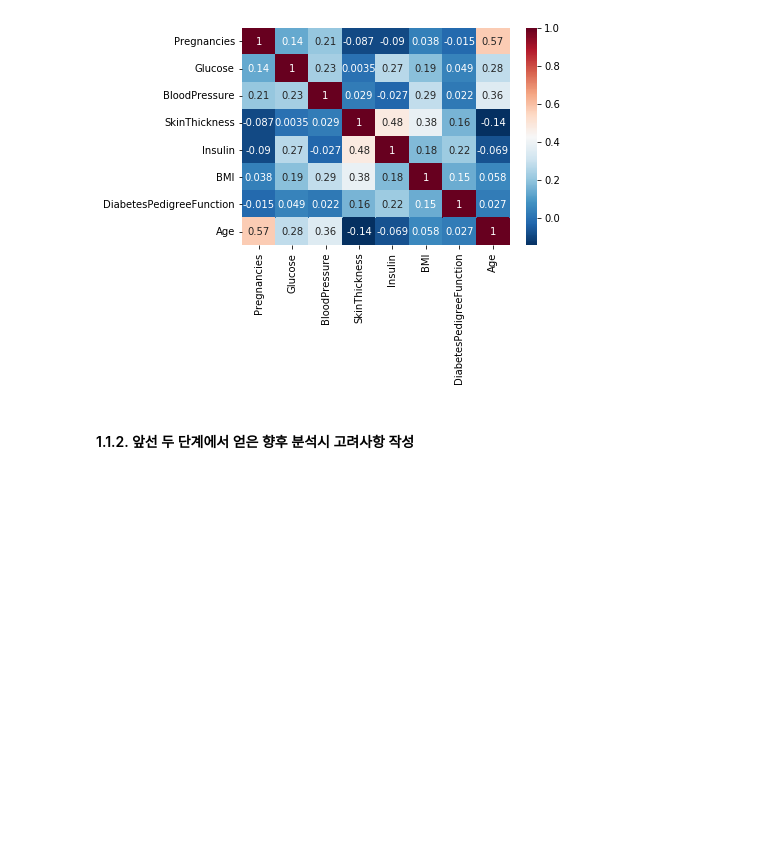
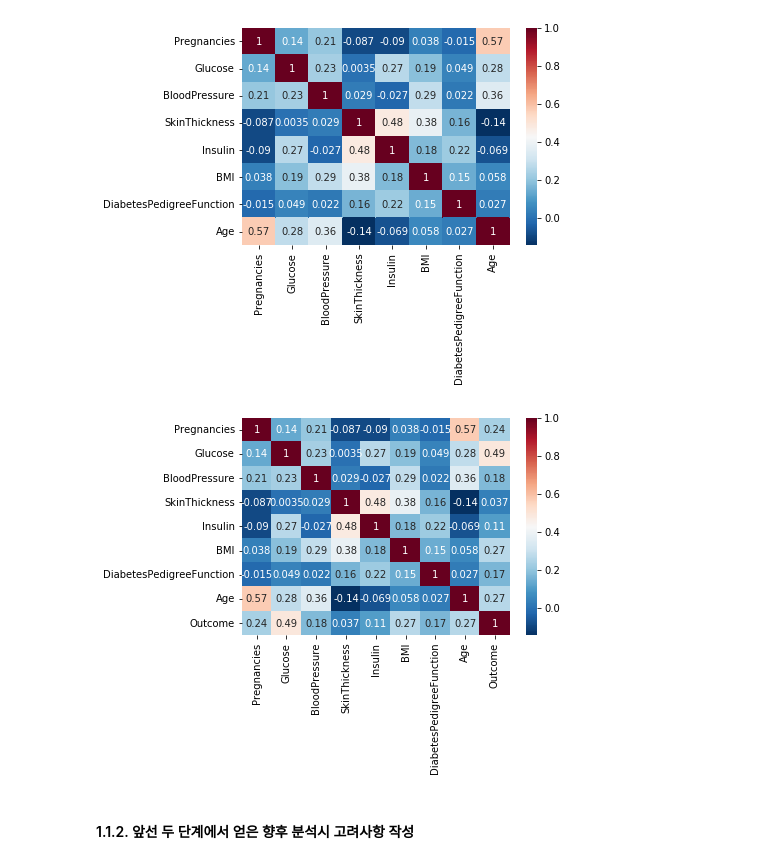
Before and after one commit to Ssunbell/ADP_study, a Jupyter notebook: 3주차/boeun/2회_머신러닝(22회기출).ipynb, the cells around one changed output. Cells and saved outputs as stored; diff of their text form; code cells hidden in the pictures; blank space fills up the shorter version.

```diff
--- a/3주차/boeun/2회_머신러닝(22회기출).ipynb
+++ b/3주차/boeun/2회_머신러닝(22회기출).ipynb
@@ -183,6 +183,13 @@ sns.heatmap(df_corr, xticklabels = df_corr.columns, yticklabels = df_corr.column
 plt.show()
 # %% [output]
 [figure]
+# %%
+# heatmap (이상치제거후)
+df_corr = df.corr(method='pearson')
+sns.heatmap(df_corr, xticklabels = df_corr.columns, yticklabels = df_corr.columns, cmap='RdBu_r', annot=True)
+plt.show()
+# %% [output]
+[figure, added]
 # %% [markdown]
 #### 1.1.2. 앞선 두 단계에서 얻은 향후 분석시 고려사항 작성
 # %% [markdown]
```
Also changed, not shown: parts of 1 cell of this notebook, 5 other files.
